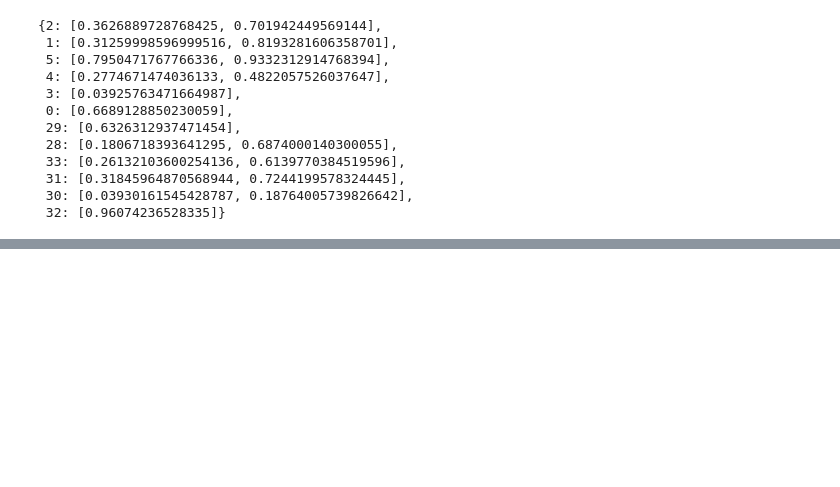
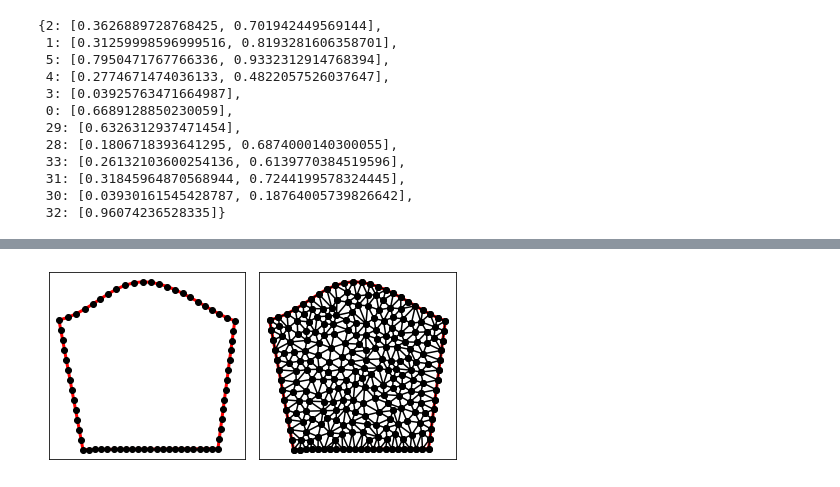
Before and after one commit to clara-kang/shape_matching, a Jupyter notebook: create_cross_stream_line.ipynb, the cells around one changed output, grey strips where cells are left out. Cells and saved outputs as stored; diff of their text form; code cells hidden in the pictures; blank space fills up the shorter version.

```diff
--- a/create_cross_stream_line.ipynb
+++ b/create_cross_stream_line.ipynb
@@ -640,0 +705,14 @@ new_cid_node_percentage_map
+# %%
+import triangle as tr
+segments = []
+for i in range(len(p4_pts)-1):
+    segments.append([i, i+1])
+segments.append([len(p4_pts)-1, 0])
+
+A = dict(vertices=p4_pts, segments=segments)
+B = tr.triangulate(A, 'pa.02')
+
+tr.compare(plt, A, B)
+plt.show()
+# %% [output]
+[figure, added]
```
Also changed, not shown: parts of 14 cells of this notebook.
